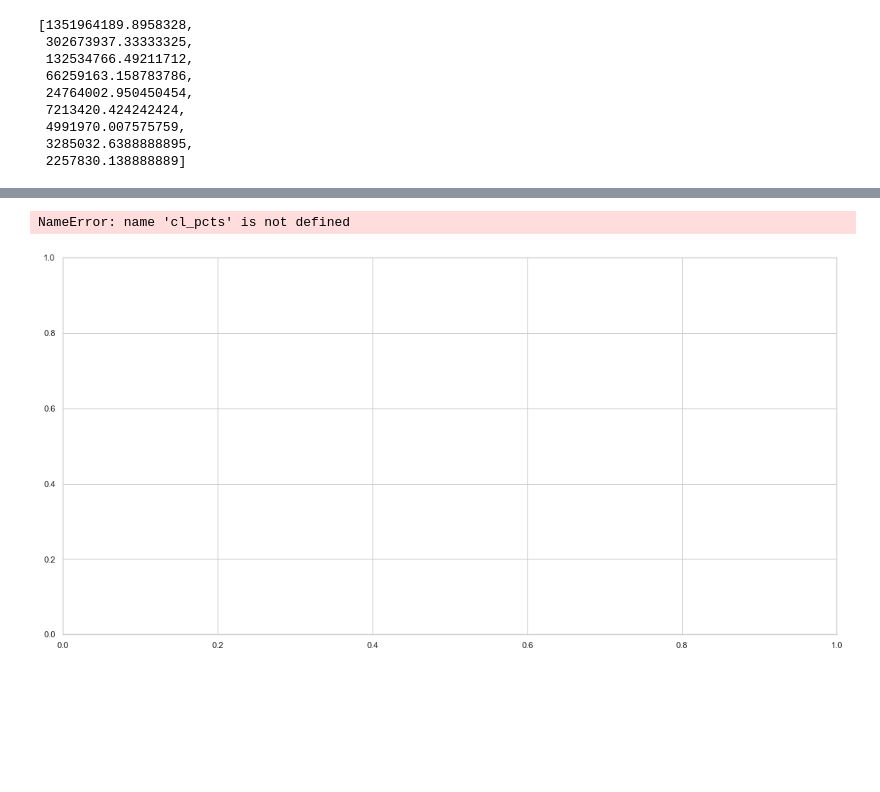
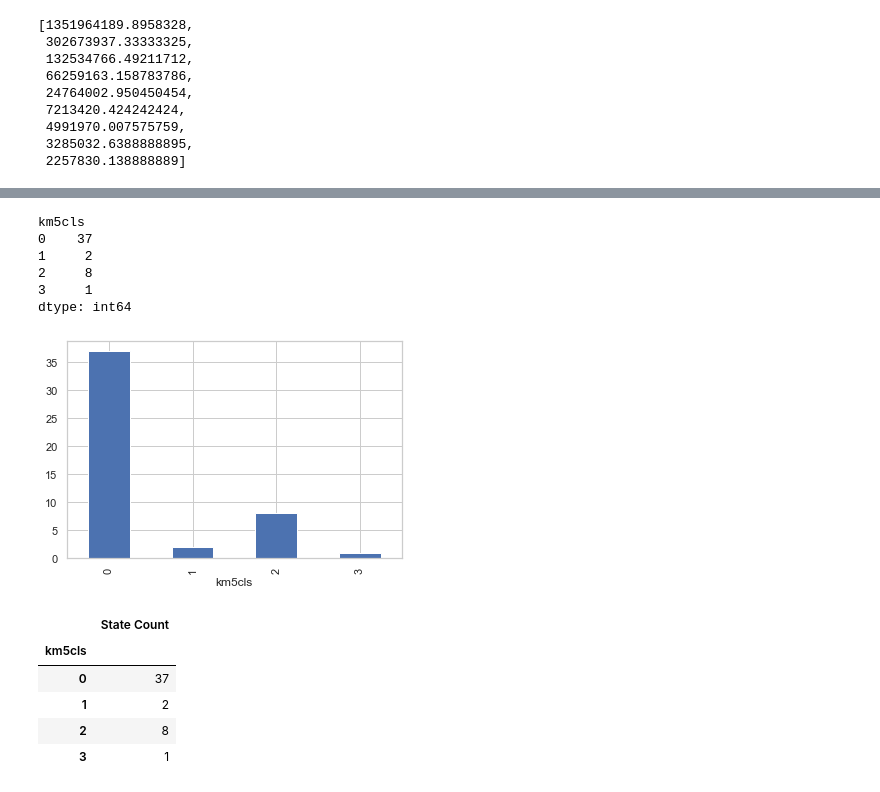
Before and after one commit to ShanRaye/regionalization_model, a Jupyter notebook: Regional_Model.ipynb, the cells around one changed output, grey strips where cells are left out. Drawn from its saved outputs; the diff is of its cells as text; code cells hidden in the pictures; blank space fills up the shorter version.

```diff
--- a/Regional_Model.ipynb
+++ b/Regional_Model.ipynb
@@ -275,9 +267,26 @@ ValueError: invalid literal for int() with base 10: 'Alabama'
-# %%
-#Visualize attributes and mix
-f, ax = plt.subplots(1, figsize=(18, 9))
-cl_pcts.plot(kind='barh', stacked=True, ax=ax, \
-             cmap='Set2', linewidth=0)
-ax.legend(ncol=1, loc="right");
-# %% [output]
-NameError: name 'cl_pcts' is not defined
-[figure, removed]
+# %%
+# Region sizes
+k5sizes = statedb.groupby('km5cls').size()
+k5sizes
+# %% [output]
+km5cls
+0    37
+1     2
+2     8
+3     1
+dtype: int64
+# %%
+#Visualize attributes and mix
+_ = k5sizes.plot.bar()
+# %% [output]
+[figure, added]
+# %%
+k5sizes_df = statedb.groupby('km5cls').size().to_frame(name = 'State Count')
+k5sizes_df
+# %% [output]
+|  | State Count |
+| km5cls |  |
+| 0 | 37 |
+| 1 | 2 |
+| 2 | 8 |
+| 3 | 1 |
```
Also changed, not shown: parts of 9 cells of this notebook, 2 other files.
